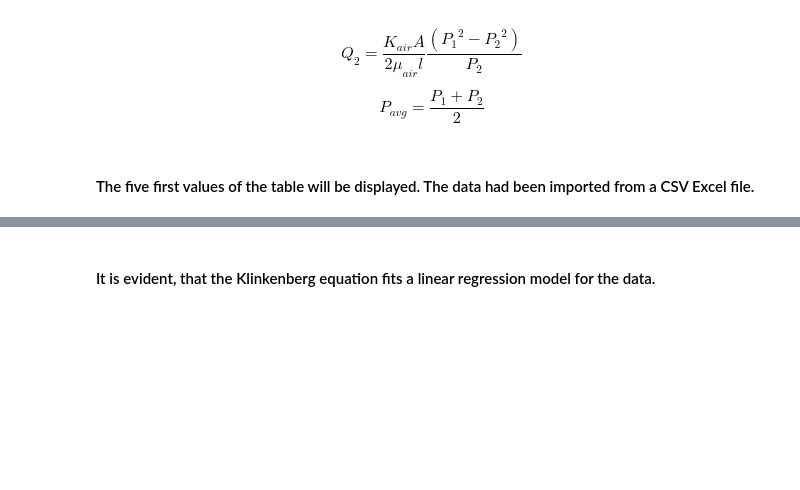
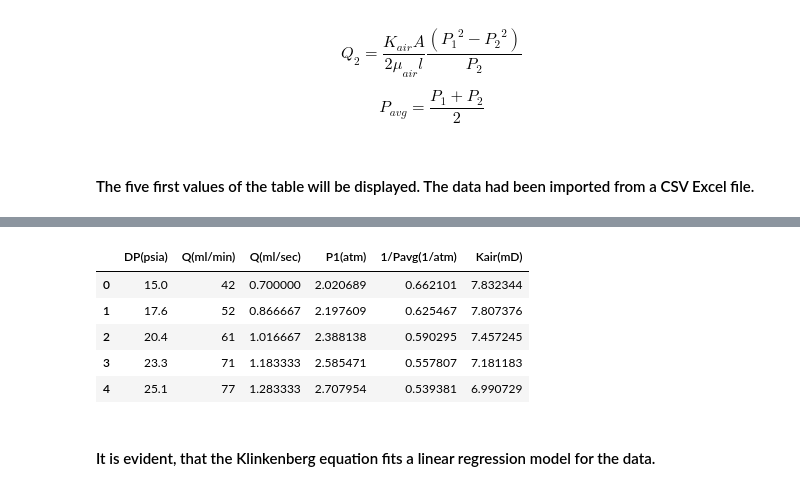
Before and after one commit to MadScientist1995/python, a Jupyter notebook: Absolute permeability of a rock sample.ipynb, the cells around one changed output, grey strips where cells are left out. Drawn from its saved outputs; the diff is of its cells as text; code cells hidden in the pictures; blank space fills up the shorter version.

```diff
--- a/Absolute permeability of a rock sample.ipynb
+++ b/Absolute permeability of a rock sample.ipynb
@@ -28,0 +17,5 @@ df.head()
+# %%
+import pandas as pd
+
+df = pd.read_csv(r"C:\Users\nikol\OneDrive\Υπολογιστής\Python\Data Analysis with Python\statsmodels\Klinkenberg1.csv")
+df.head()
@@ -29,3 +29,20 @@ df.head()
+# %%
+import math
+
+df["Q(ml/sec)"] = df["Q(ml/min)"] / 60
+df["P1(atm)"] = df["DP(psia)"] * 0.068045957064302 + 1
+df["1/Pavg(1/atm)"] = 2 / (df["P1(atm)"] + 1)
+df["Kair(mD)"] = (2000 * df["Q(ml/sec)"] * 0.01844 * 1 * 4.751) / (math.pi * 2.543 ** 2 / 4 * (df["P1(atm)"] ** 2 - 1 ** 2))
+
+df.to_csv("Klinkenberg2.csv", index=False)
+df.head()
+# %% [output]
+|  | DP(psia) | Q(ml/min) | Q(ml/sec) | P1(atm) | 1/Pavg(1/atm) | Kair(mD) |
+| 0 | 15.0 | 42 | 0.700000 | 2.020689 | 0.662101 | 7.832344 |
+| 1 | 17.6 | 52 | 0.866667 | 2.197609 | 0.625467 | 7.807376 |
+| 2 | 20.4 | 61 | 1.016667 | 2.388138 | 0.590295 | 7.457245 |
+| 3 | 23.3 | 71 | 1.183333 | 2.585471 | 0.557807 | 7.181183 |
+| 4 | 25.1 | 77 | 1.283333 | 2.707954 | 0.539381 | 6.990729 |
 # %% [markdown]
 #### It is evident, that the Klinkenberg equation fits a linear regression model for the data.
 # %%
```
Also changed, not shown: parts of 38 cells of this notebook.
